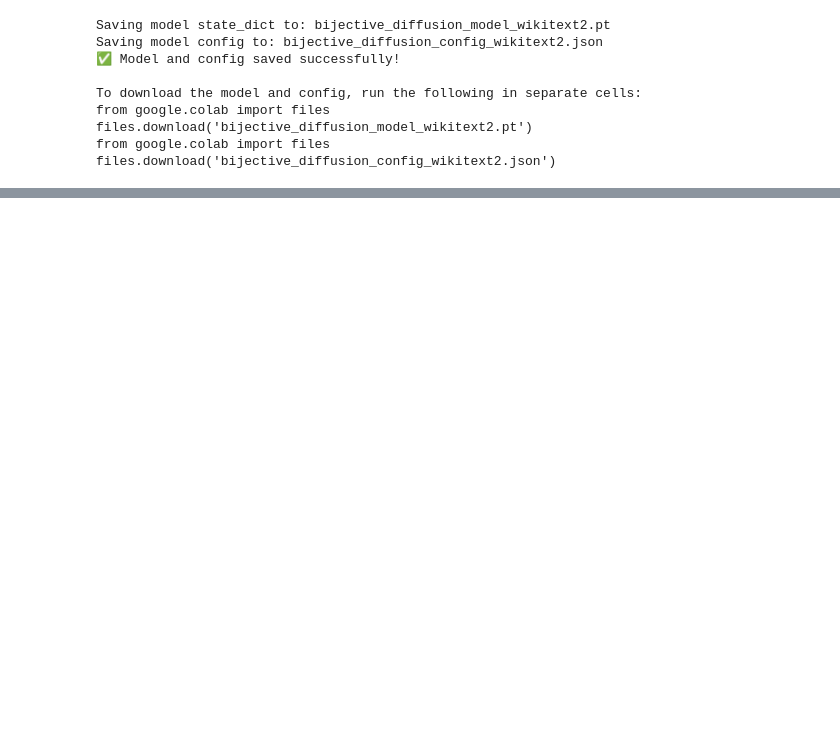
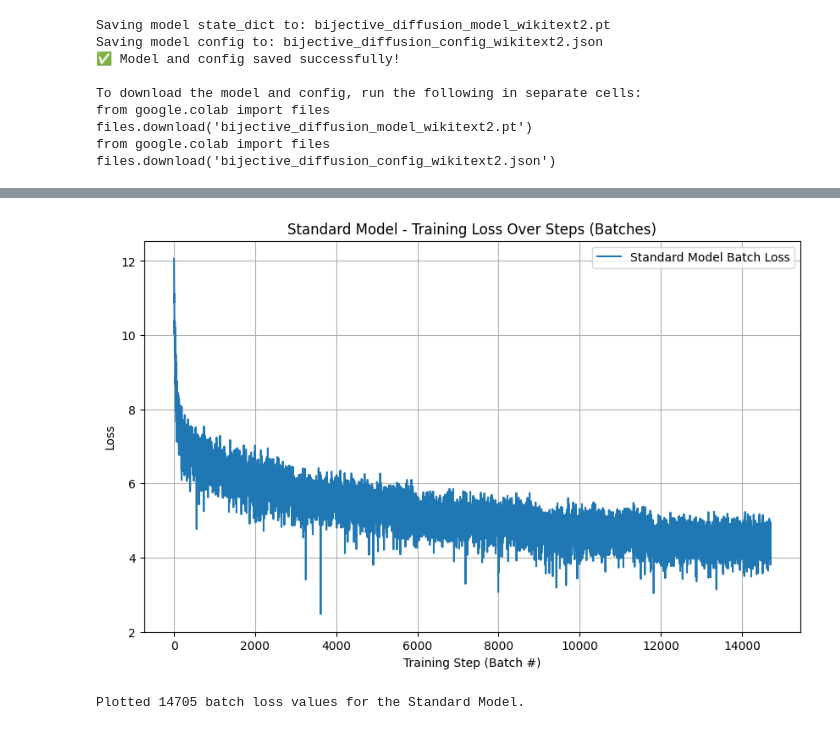
Before and after one commit to Dave-creekside/bijective-transformers, a Jupyter notebook: notebooks/Bijective_Discrete_Diffusion_Complete.ipynb, the cells around one changed output, grey strips where cells are left out. Drawn from its saved outputs; the diff is of its cells as text; code cells hidden in the pictures; blank space fills up the shorter version.

```diff
--- a/notebooks/Bijective_Discrete_Diffusion_Complete.ipynb
+++ b/notebooks/Bijective_Discrete_Diffusion_Complete.ipynb
@@ -691,0 +975,31 @@ Max sequence length: 64
+# %%
+# 📈 STANDARD MODEL - TRAINING LOSS CURVE (PER BATCH)
+
+import matplotlib.pyplot as plt
+import numpy as np # Used if you want to do any processing like moving averages, but not for direct plot
+
+# Ensure 'standard_model_losses' is accessible from the standard model's training cell
+if 'standard_model_losses' in globals() and standard_model_losses:
+    plt.figure(figsize=(10, 6))
+    plt.plot(standard_model_losses, label='Standard Model Batch Loss')
+    plt.title('Standard Model - Training Loss Over Steps (Batches)')
+    plt.xlabel('Training Step (Batch #)')
+    plt.ylabel('Loss')
+    plt.legend()
+    plt.grid(True)
+
+    # Optional: If the loss list is very long, you might want to smooth it
+    # For example, a simple moving average:
+    # window_size = 50
+    # if len(standard_model_losses) > window_size:
+    #     smoothed_losses = np.convolve(standard_model_losses, np.ones(window_size)/window_size, mode='valid')
+    #     plt.plot(np.arange(window_size-1, len(standard_model_losses)), smoothed_losses, label=f'Smoothed (window {window_size})', color='red', alpha=0.7)
+    #     plt.legend() # Update legend if smoothed plot is added
+
+    plt.show()
+    print(f"Plotted {len(standard_model_losses)} batch loss values for the Standard Model.")
+else:
+    print("Could not plot: 'standard_model_losses' data not found or is empty. Please ensure the standard model training cell has run successfully.")
+# %% [output]
+[figure, added]
+Plotted 14705 batch loss values for the Standard Model.
```
Also changed, not shown: parts of 11 cells of this notebook, 1 other file.
